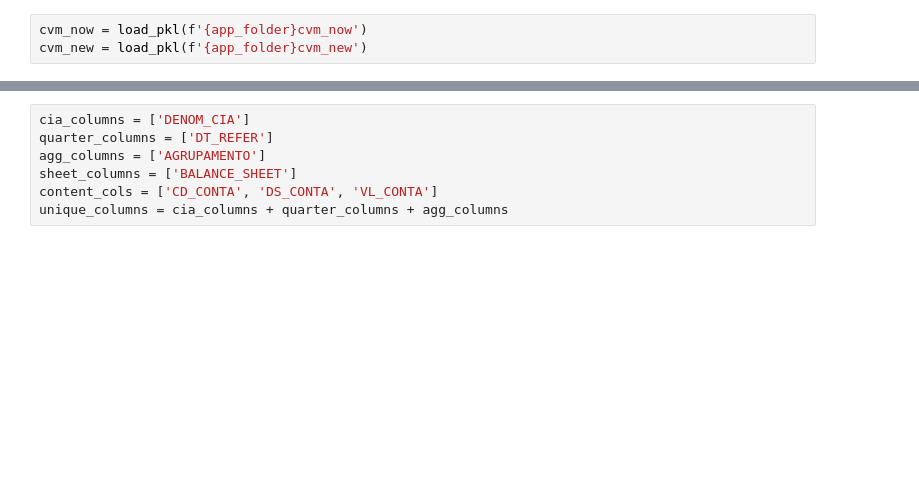
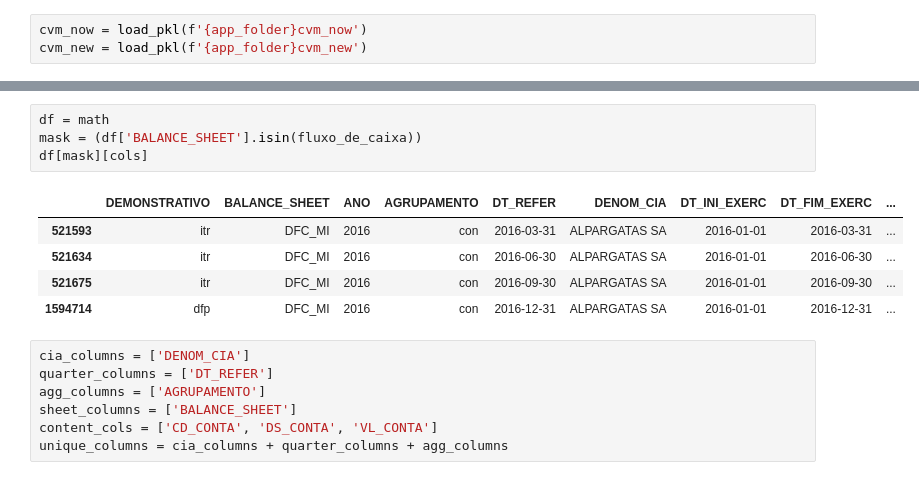
Before and after one commit to faustostangler/DSH, a Jupyter notebook: read_cvm.ipynb, the cells around one changed output, grey strips where cells are left out. Drawn from its saved outputs; the diff is of its cells as text; blank space fills up the shorter version.

```diff
--- a/read_cvm.ipynb
+++ b/read_cvm.ipynb
@@ -813,3 +827,13 @@ math
+# %%
+df = math
+mask = (df['BALANCE_SHEET'].isin(fluxo_de_caixa))
+df[mask][cols]
+# %% [output]
+|  | DEMONSTRATIVO | BALANCE_SHEET | ANO | AGRUPAMENTO | DT_REFER | DENOM_CIA | DT_INI_EXERC | DT_FIM_EXERC | ... |
+| 521593 | itr | DFC_MI | 2016 | con | 2016-03-31 | ALPARGATAS SA | 2016-01-01 | 2016-03-31 | ... |
+| 521634 | itr | DFC_MI | 2016 | con | 2016-06-30 | ALPARGATAS SA | 2016-01-01 | 2016-06-30 | ... |
+| 521675 | itr | DFC_MI | 2016 | con | 2016-09-30 | ALPARGATAS SA | 2016-01-01 | 2016-09-30 | ... |
+| 1594714 | dfp | DFC_MI | 2016 | con | 2016-12-31 | ALPARGATAS SA | 2016-01-01 | 2016-12-31 | ... |
 # %%
 cia_columns = ['DENOM_CIA']
 quarter_columns = ['DT_REFER']
```
Also changed, not shown: parts of 17 cells of this notebook.
